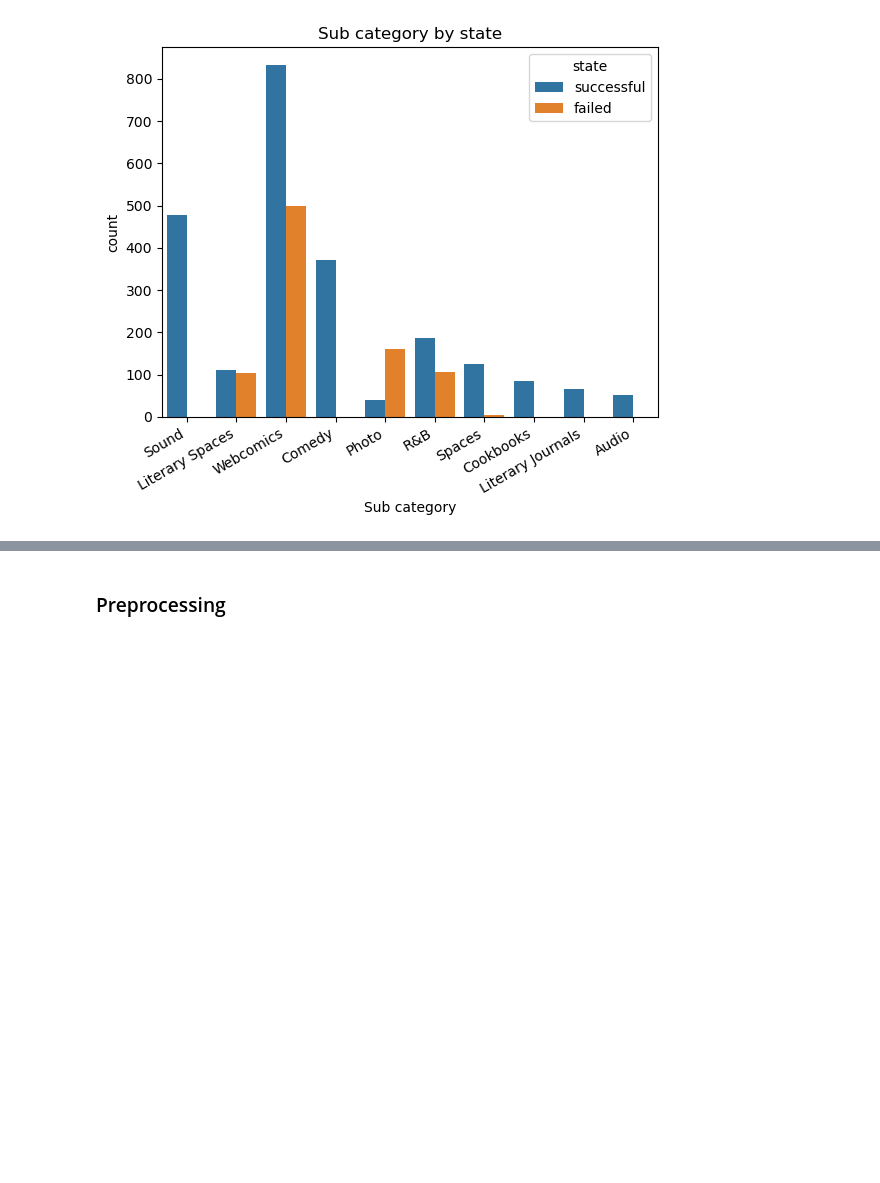
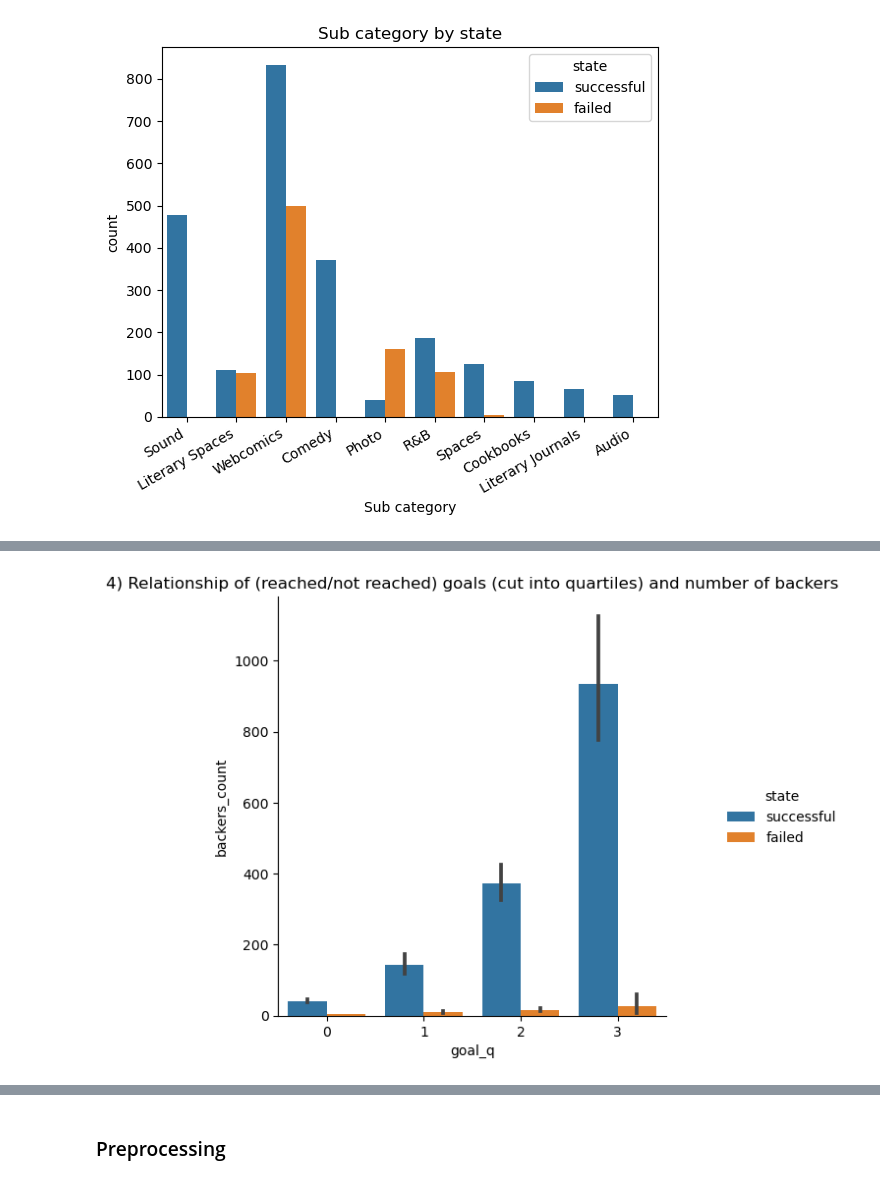
Before and after one commit to franzgerbig/Crowdfunding, a Jupyter notebook: notebooks/FG_Data_preprocassing_19_06_2023.ipynb, the cells around one changed output, grey strips where cells are left out. Drawn from its saved outputs; the diff is of its cells as text; code cells hidden in the pictures; blank space fills up the shorter version.

```diff
--- a/notebooks/FG_Data_preprocassing_19_06_2023.ipynb
+++ b/notebooks/FG_Data_preprocassing_19_06_2023.ipynb
@@ -275,0 +277,6 @@ sns.countplot(x=df_active['country'],hue=df_active['state']);
+# %%
+df_active["goal_q"]=pd.qcut(df_active["goal"],labels=[0,1,2,3],q=4)
+sns.catplot(x="goal_q",y="backers_count",hue="state",kind="bar",data=df_active);
+plt.title('Relationship of (reached/not reached) goals (cut into quartiles) and number of backers');
+# %% [output]
+[figure, added]
```
Also changed, not shown: parts of 5 cells of this notebook.
